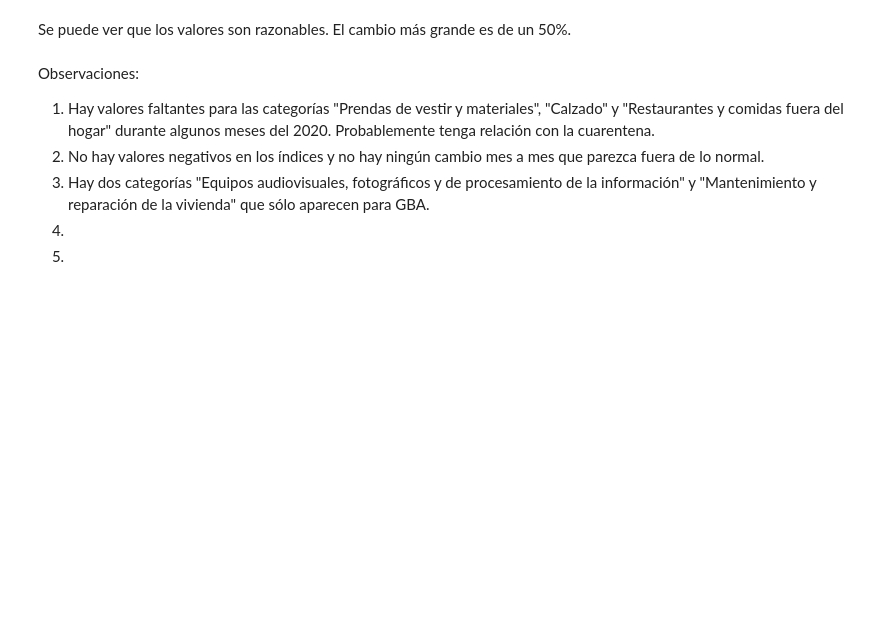
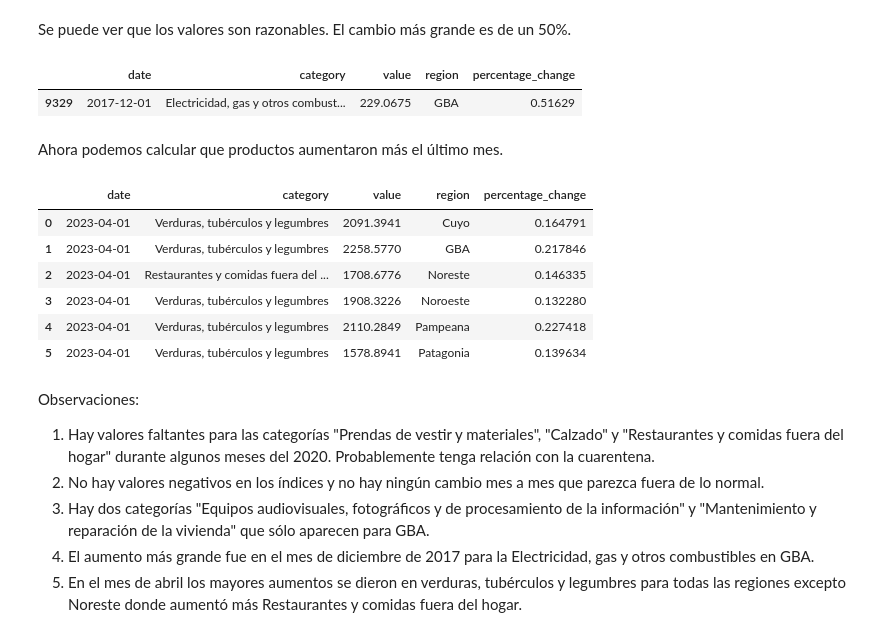
Before and after one commit to sebastian-dalceggio/reba, a Jupyter notebook: scripts/data_analysis/data_analysis.ipynb, the cells around one changed output. Drawn from its saved outputs; the diff is of its cells as text; code cells hidden in the pictures; blank space fills up the shorter version.

```diff
--- a/scripts/data_analysis/data_analysis.ipynb
+++ b/scripts/data_analysis/data_analysis.ipynb
@@ -222,11 +227,29 @@ max          0.516290
 Name: percentage_change, dtype: float64
 # %% [markdown]
 Se puede ver que los valores son razonables. El cambio más grande es de un 50%.
+# %%
+df[df["percentage_change"] == df["percentage_change"].max()]
+# %% [output]
+|  | date | category | value | region | percentage_change |
+| 9329 | 2017-12-01 | Electricidad, gas y otros combust... | 229.0675 | GBA | 0.51629 |
+# %% [markdown]
+Ahora podemos calcular que productos aumentaron más el último mes.
+# %%
+data_max = df[df["date"] == df["date"].max()]
+data_max.groupby(["region"]).apply(lambda x: x[x["percentage_change"] == x["percentage_change"].max()]).reset_index(drop=True)
+# %% [output]
+|  | date | category | value | region | percentage_change |
+| 0 | 2023-04-01 | Verduras, tubérculos y legumbres | 2091.3941 | Cuyo | 0.164791 |
+| 1 | 2023-04-01 | Verduras, tubérculos y legumbres | 2258.5770 | GBA | 0.217846 |
+| 2 | 2023-04-01 | Restaurantes y comidas fuera del ... | 1708.6776 | Noreste | 0.146335 |
+| 3 | 2023-04-01 | Verduras, tubérculos y legumbres | 1908.3226 | Noroeste | 0.132280 |
+| 4 | 2023-04-01 | Verduras, tubérculos y legumbres | 2110.2849 | Pampeana | 0.227418 |
+| 5 | 2023-04-01 | Verduras, tubérculos y legumbres | 1578.8941 | Patagonia | 0.139634 |
 # %% [markdown]
 Observaciones:
 
 1. Hay valores faltantes para las categorías "Prendas de vestir y materiales", "Calzado" y "Restaurantes y comidas fuera del hogar" durante algunos meses del 2020. Probablemente tenga relación con la cuarentena.
 2. No hay valores negativos en los índices y no hay ningún cambio mes a mes que parezca fuera de lo normal.
 3. Hay dos categorías "Equipos audiovisuales, fotográficos y de procesamiento de la información" y "Mantenimiento y reparación de la vivienda" que sólo aparecen para GBA.
-4.
-5.
+4. El aumento más grande fue en el mes de diciembre de 2017 para la Electricidad, gas y otros combustibles en GBA.
+5. En el mes de abril los mayores aumentos se dieron en verduras, tubérculos y legumbres para todas las regiones excepto Noreste donde aumentó más Restaurantes y comidas fuera del hogar.
```
Also changed, not shown: parts of 15 cells of this notebook, 41 other files.
